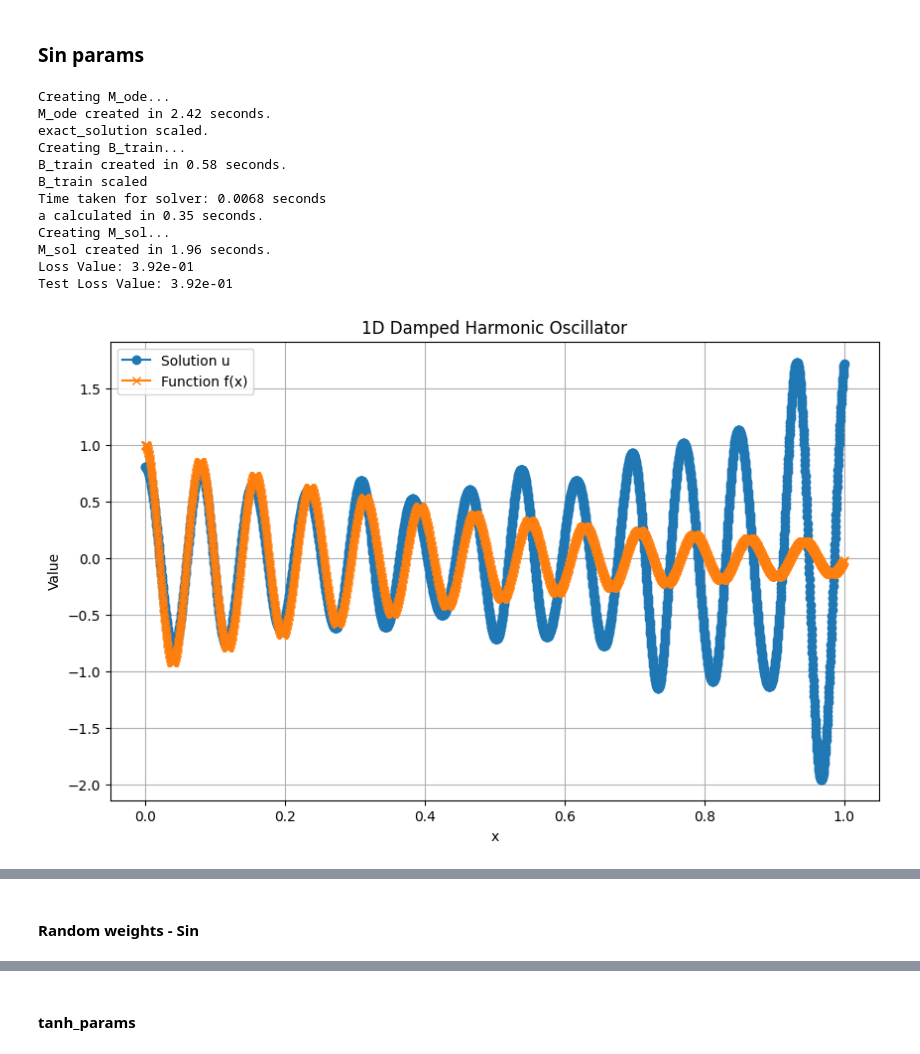
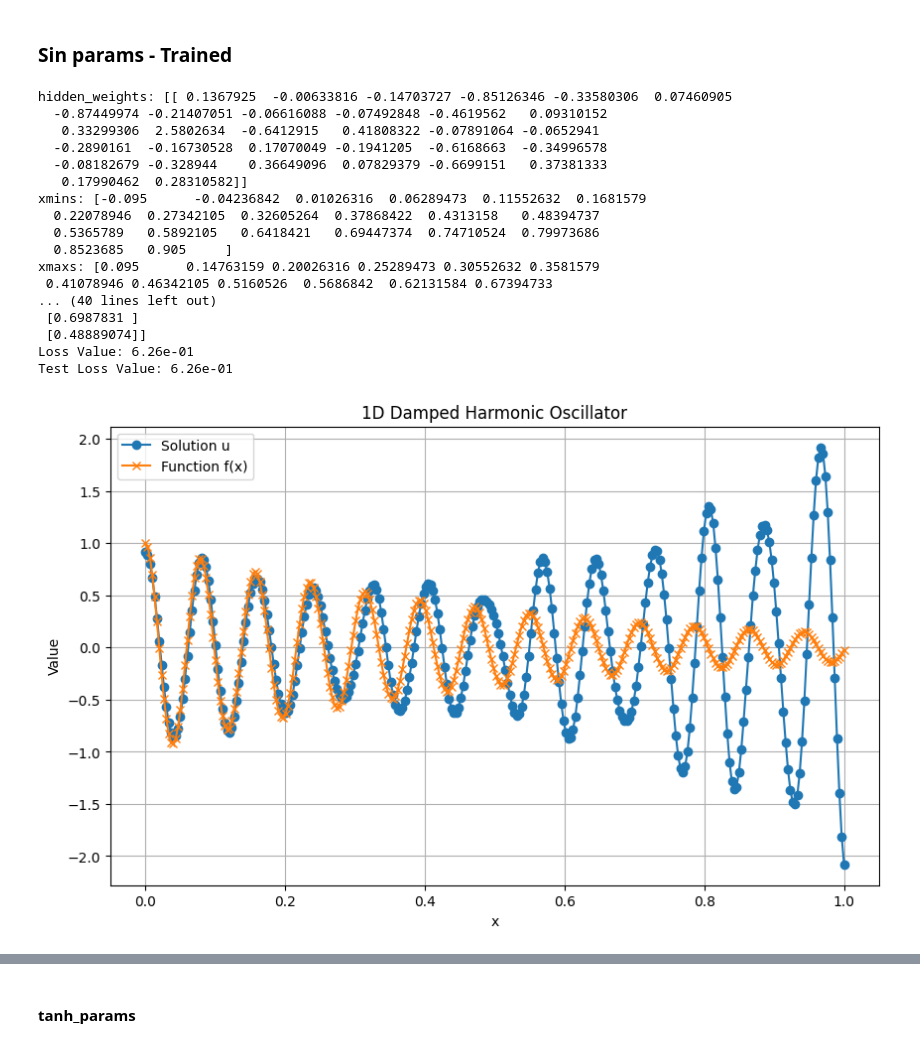
Before and after one commit to strathanderson/ELM-FBPINN, a Jupyter notebook: elmfbpinns/example/FCN_basis_training.ipynb, the cells around one changed output, grey strips where cells are left out. Drawn from its saved outputs; the diff is of its cells as text; code cells hidden in the pictures.

```diff
--- a/elmfbpinns/example/FCN_basis_training.ipynb
+++ b/elmfbpinns/example/FCN_basis_training.ipynb
@@ -196,13 +165,19 @@ Epoch 9000, Loss: 0.000006
 # %%
-def basis_pretrain(layer_sizes, J, xmin, xmax, nSamples, epochs, epoch_print, learning_rate, sigma, harm_u_exact):
+def basis_pretrain(layer_sizes, J, xmin, xmax, nSamples, epochs, epoch_print, learning_rate, sigma, harm_u_exact,R=None):
     # Initialize random key and parameters
-    key = random.PRNGKey(42)
+    key = random.PRNGKey(0)
 
     # Initialize the weights and biases for the hidden and output layers
-    params = initWeightBiases(J, layer_sizes)
+    params_hidden, params_out, w_key,b_key = initWeightBiases(J, layer_sizes,R)
+    print(f"hidden weights: {params_hidden[0][0]}")
+    print(f"hidden biases: {params_hidden[0][1]}")
+    params = (params_hidden, params_out)
 
     # Initialize the subdomains
-    ranges = initInterval(J, xmin, xmax)
+    ranges = initInterval(J, xmin, xmax,width=1.9,verbose=False)
+    # for r in ranges:
+    #     print(f"range: {r}")
+    #full_ranges = initInterval(J, xmin, xmax,width=1.9,verbose=False)
 
     # Create training data
     x_train = jnp.linspace(xmin, xmax, nSamples).reshape(-1, 1)
@@ -216,19 +191,24 @@ def basis_pretrain(layer_sizes, J, xmin, xmax, nSamples, epochs, epoch_print, le
     # Training loop
     for epoch in range(epochs):
         # Perform one training step
+        # print(f"before params: {params}")
         params, opt_state, loss = train_step(params, ranges, opt_state, x_train, y_train, optimizer, sigma)
-
+        #print(f"after params: {params}")
         # Print loss every 1000 epochs
         if epoch % epoch_print == 0:
             print(f"Epoch {epoch}, Loss: {loss:.9f}")
 
     # Return the trained parameters, optimizer state, and final loss
-    return params,ranges, opt_state, loss
+    return params,ranges, opt_state, key, w_key,b_key
 # %%
 layer_sizes = [1, 32, 1]
 J = 20
 xmin, xmax = 0, 1
-nSamples = 1000
-epochs = 100000
+nSamples = 150
+epochs = 50000
 epoch_print = epochs/10
 learning_rate = 1e-3
+x_train = jnp.linspace(xmin, xmax, nSamples).reshape(-1, 1)
+y_train = harm_u_exact(x_train)
+
+sin_params, sin_ranges, sin_opt_state,key, w_key,b_key= basis_pretrain(layer_sizes, J, xmin, xmax,nSamples, epochs,epoch_print, learning_rate, jnp.sin, harm_u_exact)
@@ -235,2 +233,2 @@ learning_rate = 1e-3
 # %%
-sin_params, sin_ranges, sin_opt_state, sin_loss = basis_pretrain(layer_sizes, J, xmin, xmax, nSamples, epochs,epoch_print, learning_rate, jnp.sin, harm_u_exact)
+#tanh_params, tanh_ranges, tanh_opt_state = basis_pretrain(layer_sizes, J, xmin, xmax,nSamples, epochs,epoch_print, learning_rate, jnp.tanh, harm_u_exact)
@@ -312,50 +396,52 @@ hidden_activations = get_hidden_activations(x_vals, sin_params,jnp.tanh)
 # %% [markdown]
-### Sin params
+### Sin params - Trained
 # %%
 params_hidden, params_out = sin_params
 hidden_weights = params_hidden[0][0]
 hidden_biases = params_hidden[0][1]
 
 RHS_func = zero_RHS
 u_func = harm_u_exact
-n_train = 1000
-n_test = 3000
+n_train = 150
+n_test = 300
 J=20
-C=32
-R=25
 width = 1.9
 sigma = jnp.sin
 xmin,xmax= 0,1
 title = "1D Damped Harmonic Oscillator"
-results = elmfbpinn(
+trained_results = elmfbpinn(
     RHS_func,
     u_func,
     n_train,
     n_test,
     J,
-    C,
-    R,
+    sin_ranges,
     xmin,
     xmax,
     width,
     sigma,
     title,
-    weights=hidden_weights.reshape(-1),
-    biases=hidden_biases.reshape(-1),
+    params_hidden,
     lmda=1,
     plot_window=False,
+    debug=True,
 )
 # %% [output]
-Creating M_ode...
-M_ode created in 2.42 seconds.
-exact_solution scaled.
-Creating B_train...
-B_train created in 0.58 seconds.
-B_train scaled
-Time taken for solver: 0.0068 seconds
-a calculated in 0.35 seconds.
-Creating M_sol...
-M_sol created in 1.96 seconds.
-Loss Value: 3.92e-01
-Test Loss Value: 3.92e-01
+hidden_weights: [[ 0.1367925  -0.00633816 -0.14703727 -0.85126346 -0.33580306  0.07460905
+  -0.87449974 -0.21407051 -0.06616088 -0.07492848 -0.4619562   0.09310152
+   0.33299306  2.5802634  -0.6412915   0.41808322 -0.07891064 -0.0652941
+  -0.2890161  -0.16730528  0.17070049 -0.1941205  -0.6168663  -0.34996578
+  -0.08182679 -0.328944    0.36649096  0.07829379 -0.6699151   0.37381333
+   0.17990462  0.28310582]]
+xmins: [-0.095      -0.04236842  0.01026316  0.06289473  0.11552632  0.1681579
+  0.22078946  0.27342105  0.32605264  0.37868422  0.4313158   0.48394737
+  0.5365789   0.5892105   0.6418421   0.69447374  0.74710524  0.79973686
+  0.8523685   0.905     ]
+xmaxs: [0.095      0.14763159 0.20026316 0.25289473 0.30552632 0.3581579
+ 0.41078946 0.46342105 0.5160526  0.5686842  0.62131584 0.67394733
+... (40 lines left out)
+ [0.6987831 ]
+ [0.48889074]]
+Loss Value: 6.26e-01
+Test Loss Value: 6.26e-01
-[figure, old version]
+[figure, new version]
@@ -366,2 +451,0 @@ Total time taken: 7.27 seconds.
-# %% [markdown]
-#### Random weights - Sin
```
Also changed, not shown: parts of 17 cells of this notebook, 10 other files.
